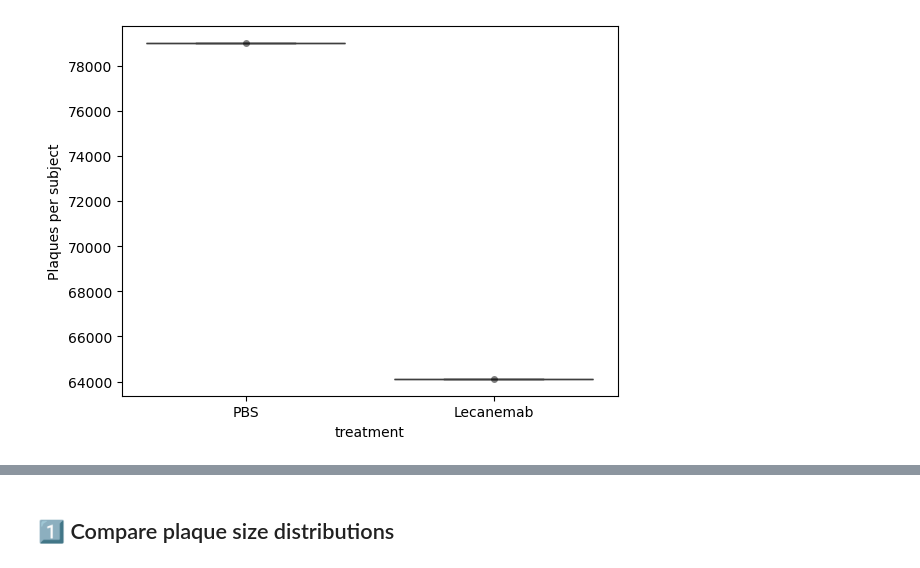
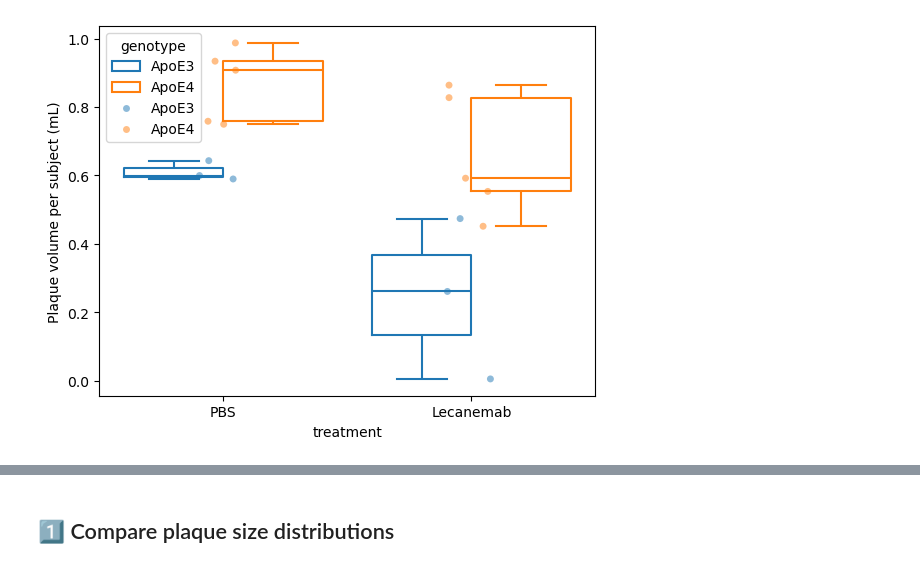
Before and after one commit to akhanf/analyze_spimquant_vessels_plaques, a Jupyter notebook: spimquant_vessels_plaques.ipynb, the cells around one changed output, grey strips where cells are left out. Drawn from its saved outputs; the diff is of its cells as text; code cells hidden in the pictures.

```diff
--- a/spimquant_vessels_plaques.ipynb
+++ b/spimquant_vessels_plaques.ipynb
@@ -10,3 +18,0 @@ spimquant_dir='/nfs/trident3/lightsheet/prado/mouse_app_lecanemab_batch3/derivat
-# %%
-df_participants = pd.read_csv(participants_tsv,sep='\t')
-df_participants
@@ -62,0 +19,20 @@ df
+# %%
+def load_subject_df(spimquant_dir: str, subject: str) -> pd.DataFrame | None:
+    vessel_parquet = (
+        f"{spimquant_dir}/{subject}/micr/"
+        f"{subject}_sample-brain_acq-imaris4x_stain-Abeta_mask-CD31_desc-otsu+k3i2_maskcoloc.parquet"
+    )
+    regionprops_parquet = (
+        f"{spimquant_dir}/{subject}/micr/"
+        f"{subject}_sample-brain_acq-imaris4x_space-ABAv3_desc-otsu+k3i2_regionprops.parquet"
+    )
+
+    if not (Path(vessel_parquet).exists() and Path(regionprops_parquet).exists()):
+        return None
+
+    df_vessels = pd.read_parquet(vessel_parquet)
+    df_regionprops = pd.read_parquet(regionprops_parquet)
+
+    df_subject = df_regionprops.join(df_vessels[["sdt_CD31"]], how="inner")
+    df_subject["subject"] = subject
+    return df_subject
@@ -62,0 +66,3 @@ df
+# %%
+#keep only lecanemab and PBS (vehicle)
+df = df.query("treatment == 'Lecanemab' or treatment == 'PBS'")
@@ -65,8 +87,12 @@ df
 df['log_size'] = np.log10(df['nvoxels'])
 df['abs_dist'] = np.abs(df['sdt_CD31'])
 
+df["sdt_CD31_um"] = df["sdt_CD31"] * 1000.0
 
 voxel_vol = 1.6 * 1.6 * 2.75  # um^3
+voxel_vol_ml = 0.0016 * 0.0016 * 0.00275
 
 df["plaque_vol_um3"] = df["nvoxels"] * voxel_vol
+df["plaque_vol_ml"] = df["nvoxels"] * voxel_vol_ml
 df["equiv_diam_um"] = 2 * ((3 * df["plaque_vol_um3"]) / (4 * np.pi)) ** (1/3)
+df
@@ -73,10 +190,13 @@ df["equiv_diam_um"] = 2 * ((3 * df["plaque_vol_um3"]) / (4 * np.pi)) ** (1/3)
 # %%
-counts = df.groupby(['subject', 'treatment']).size().reset_index(name='n_plaques')
-
+counts = (
+    df.groupby(['subject', 'treatment', 'sex', 'genotype'])['plaque_vol_ml']
+      .sum()
+      .reset_index(name='plaque_vol_um3')
+)
 plt.figure()
-sns.boxplot(data=counts, x='treatment', y='n_plaques')
-sns.stripplot(data=counts, x='treatment', y='n_plaques', color='black', alpha=0.5)
-plt.ylabel("Plaques per subject")
+sns.boxplot(data=counts, x='treatment', y='plaque_vol_um3',hue='genotype',fill=False)
+sns.stripplot(data=counts, x='treatment', y='plaque_vol_um3',hue='genotype', alpha=0.5)
+plt.ylabel("Plaque volume per subject (mL)")
 plt.show()
 # %% [output]
-[figure, old version]
+[figure, new version]
```
Also changed, not shown: parts of 24 cells of this notebook.
